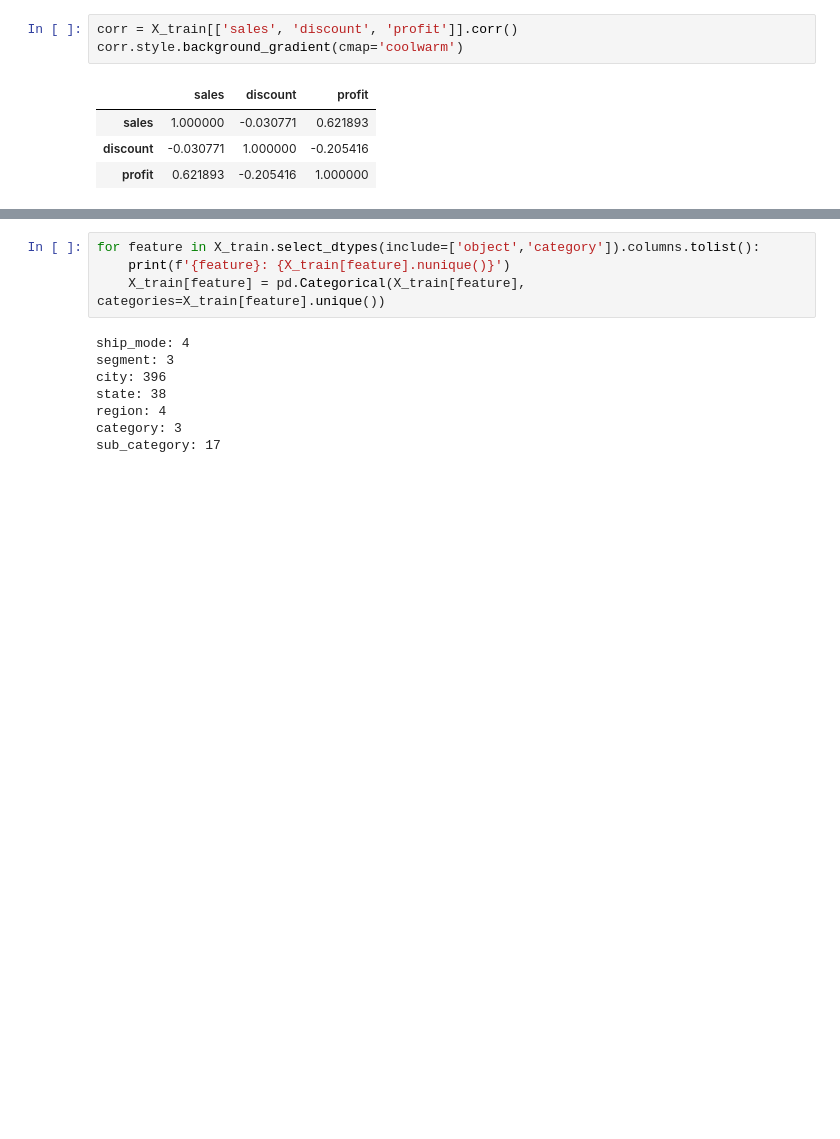
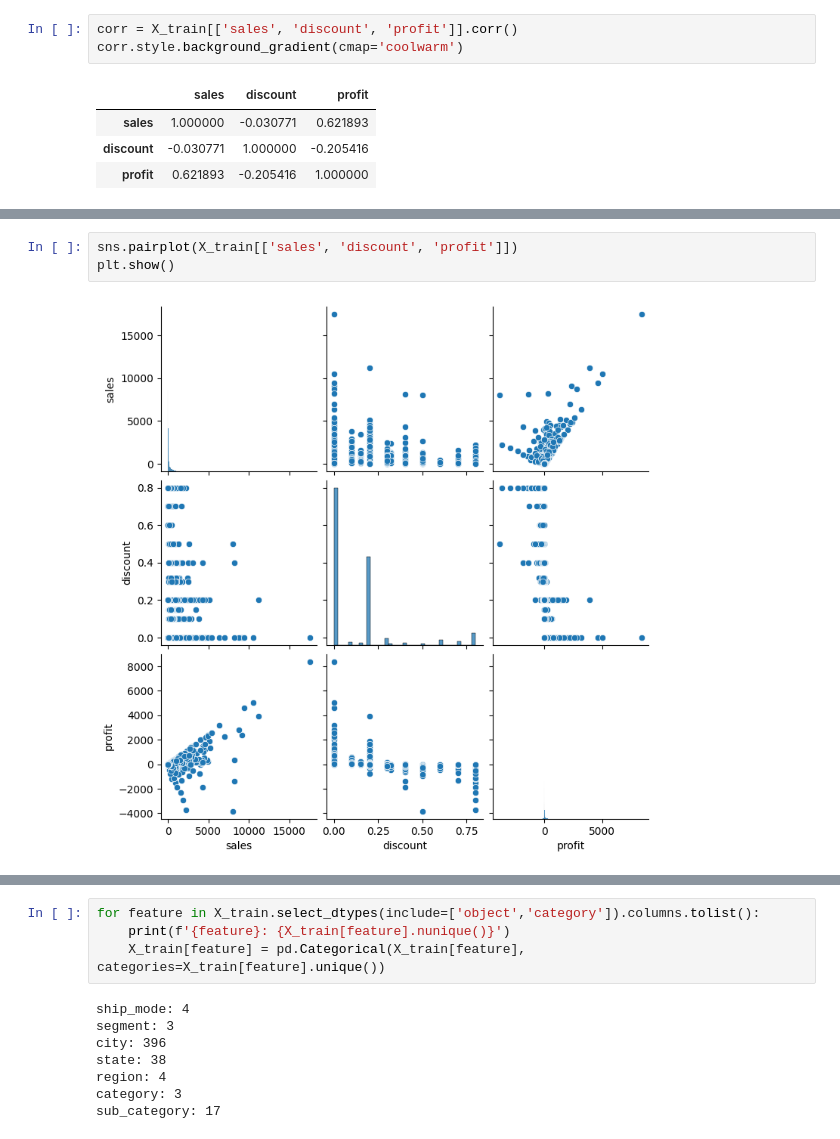
Before and after one commit to GuilhermeFreitas09/superstore-profit-prediction, a Jupyter notebook: eda.ipynb, the cells around one changed output, grey strips where cells are left out. Saved outputs shown, nothing was run; the diff lists cells and outputs as text; blank space fills up the shorter version.

```diff
--- a/eda.ipynb
+++ b/eda.ipynb
@@ -55,0 +142,5 @@ corr.style.background_gradient(cmap='coolwarm')
+# %%
+sns.pairplot(X_train[['sales', 'discount', 'profit']])
+plt.show()
+# %% [output]
+[figure, added]
```
Also changed, not shown: parts of 16 cells of this notebook, 2 other files.
